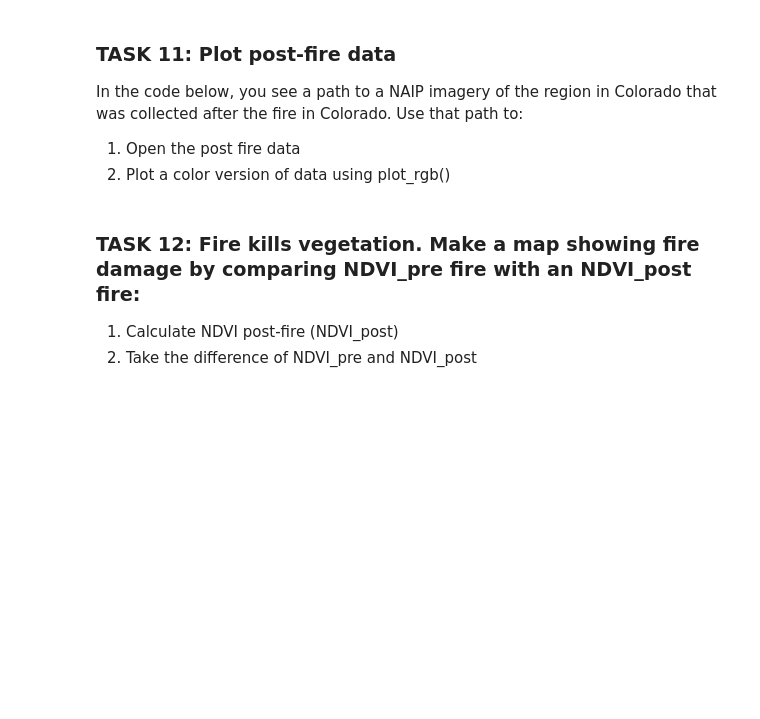
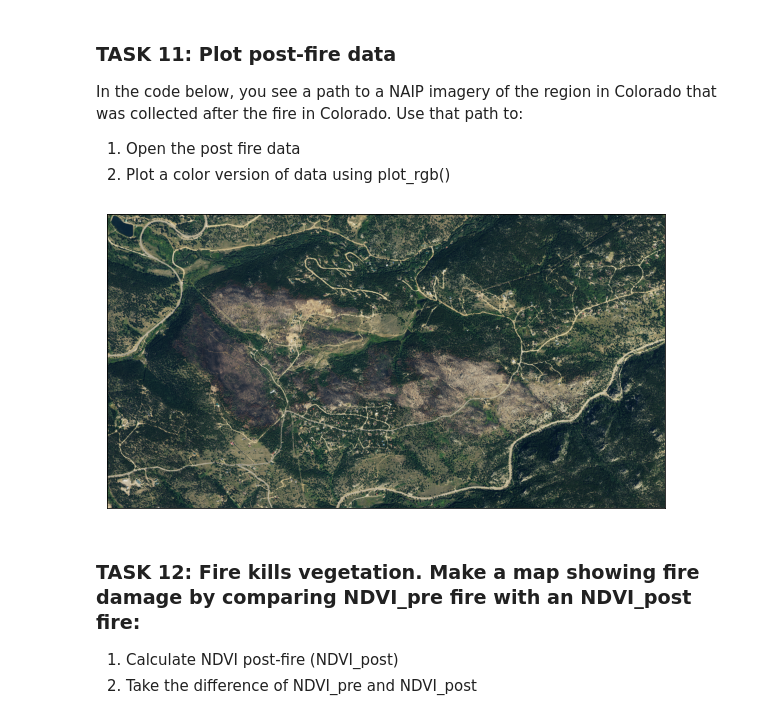
Before and after one commit to megmkoch/EnvDatSci22, a Jupyter notebook: CodeSprints/RasterData101.ipynb, the cells around one changed output. Cells and saved outputs as stored; diff of their text form; code cells hidden in the pictures; blank space fills up the shorter version.

```diff
--- a/CodeSprints/RasterData101.ipynb
+++ b/CodeSprints/RasterData101.ipynb
@@ -570,16 +605,25 @@ In the code below, you see a path to a NAIP imagery of the region in Colorado th
 # %%
 # Add the code here to open the raster and read the numpy array inside it
 # Create a path for the data file - notice it is a .tif file
 naip_post_fire_path = os.path.join("earthpy-downloads",
                                    "naip-before-after",
                                    "post-fire",
                                    "crop",
                                    "m_3910505_nw_13_1_20170902_crop.tif")
 
 # Task 11: open naip_post_fire
+with rio.open(naip_post_fire_path) as naip_post_fire_src:
+    naip_post_fire = naip_post_fire_src.read()
 
+naip_post_fire
 
 # Task 11: plot naip_post_fire
+fig, ax = plt.subplots(figsize=(10,10))
+ep.plot_rgb(naip_post_fire,
+               ax=ax)
+plt.show()
+# %% [output]
+[figure, added]
 # %% [markdown]
 ### TASK 12: Fire kills vegetation. Make a map showing fire damage by comparing NDVI_pre fire with an NDVI_post fire:
 1. Calculate NDVI post-fire (NDVI_post)
```
Also changed, not shown: parts of 18 cells of this notebook.
